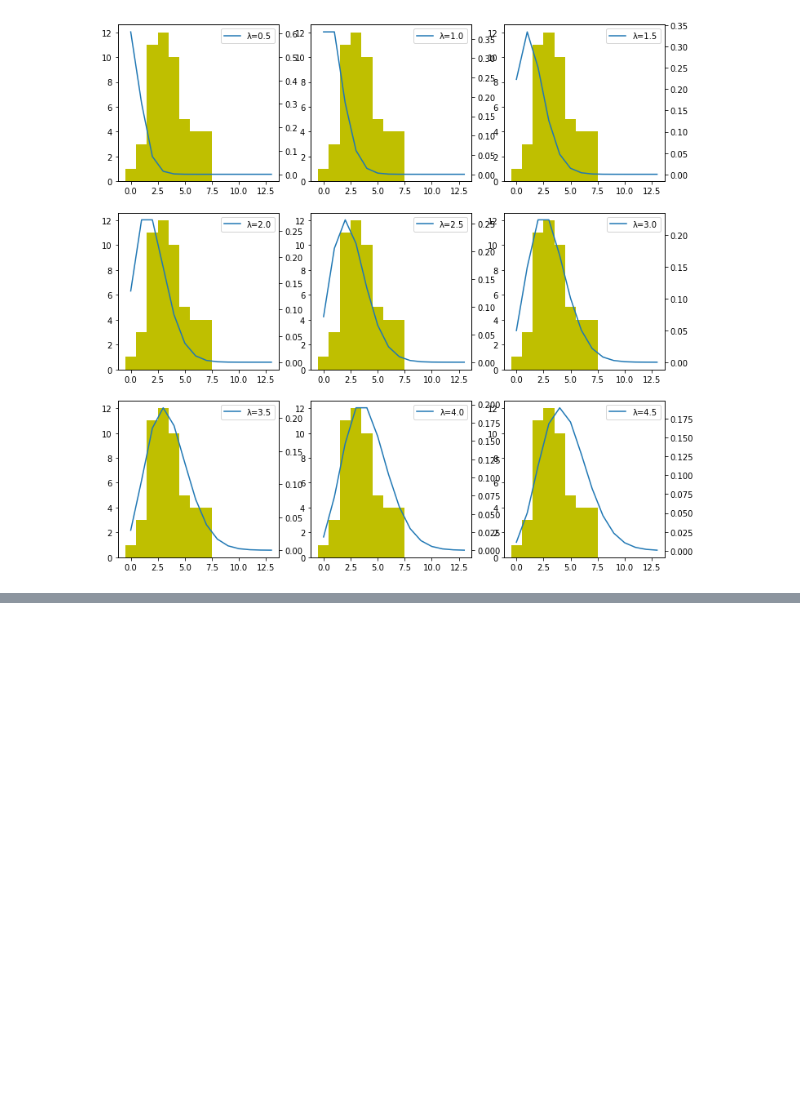
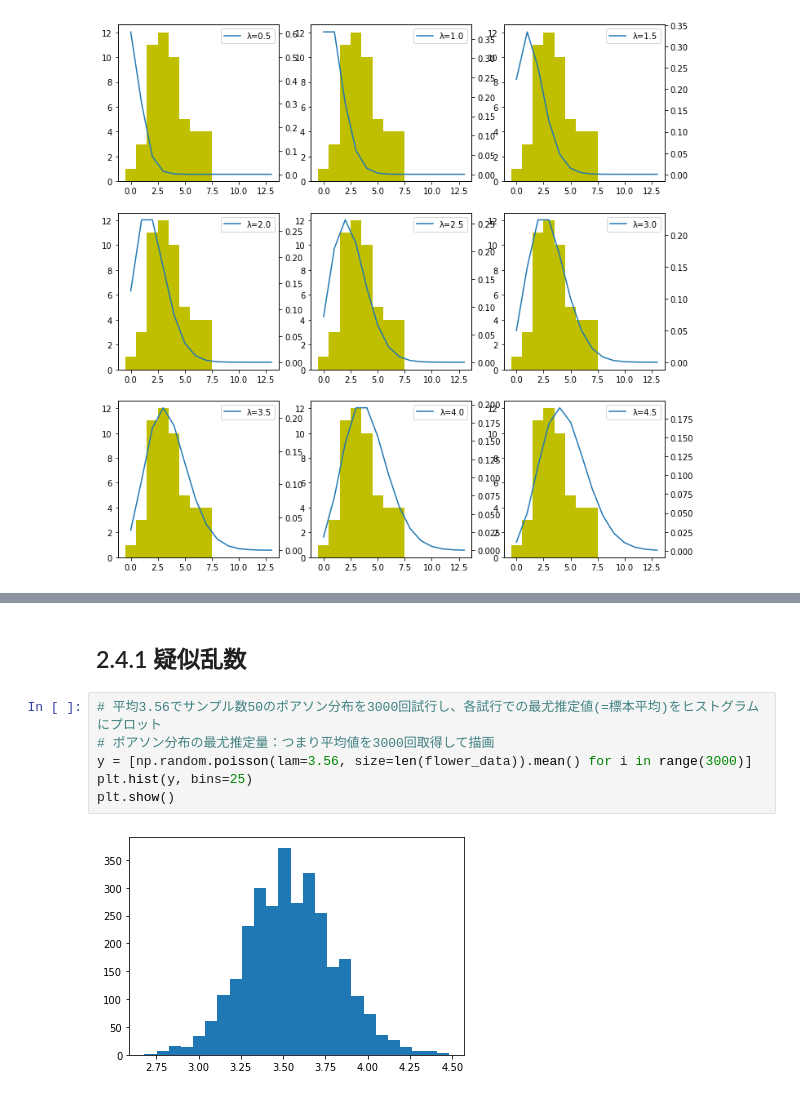
Before and after one commit to okodoon/statistics_study, a Jupyter notebook: StatisticsModelingForDataAnalysis/chapter2.ipynb, the cells around one changed output, grey strips where cells are left out. Saved outputs shown, nothing was run; the diff lists cells and outputs as text; blank space fills up the shorter version.

```diff
--- a/StatisticsModelingForDataAnalysis/chapter2.ipynb
+++ b/StatisticsModelingForDataAnalysis/chapter2.ipynb
@@ -161,0 +216,10 @@ plt.show()
+# %% [markdown]
+## 2.4.1 疑似乱数
+# %%
+# 平均3.56でサンプル数50のポアソン分布を3000回試行し、各試行での最尤推定値(=標本平均)をヒストグラムにプロット
+# ポアソン分布の最尤推定量：つまり平均値を3000回取得して描画
+y = [np.random.poisson(lam=3.56, size=len(flower_data)).mean() for i in range(3000)]
+plt.hist(y, bins=25)
+plt.show()
+# %% [output]
+[figure, added]
```
Also changed, not shown: parts of 5 cells of this notebook, 1 other file.
